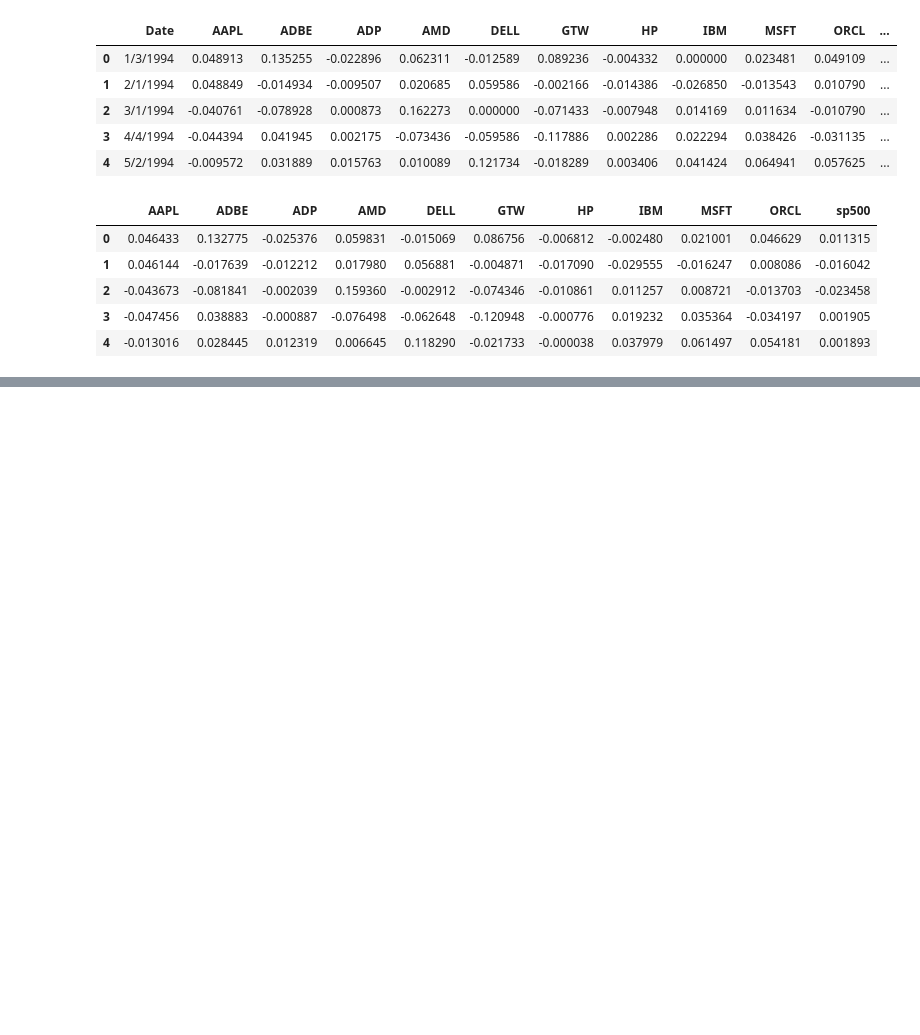
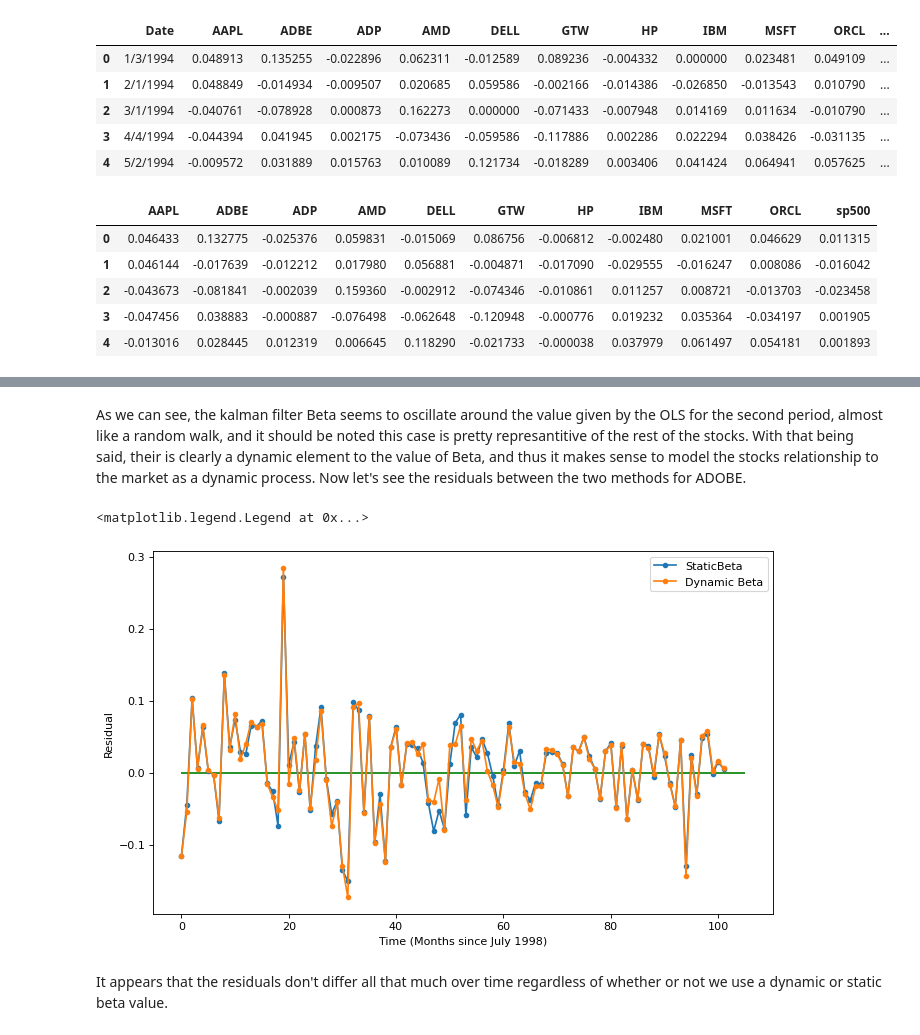
Before and after one commit to quinn-holl/FinancialStatistics, a Jupyter notebook: hw1/Exercise5_10.ipynb, the cells around one changed output, grey strips where cells are left out. Saved outputs shown, nothing was run; the diff lists cells and outputs as text; code cells hidden in the pictures; blank space fills up the shorter version.

```diff
--- a/hw1/Exercise5_10.ipynb
+++ b/hw1/Exercise5_10.ipynb
@@ -160,0 +194,26 @@ plt.show()
+# %% [markdown]
+As we can see, the kalman filter Beta seems to oscillate around the value given by the OLS for the second period, almost like a random walk, and it should be noted this case is pretty represantitive of the rest of the stocks. With that being said, their is clearly a dynamic element to the value of Beta, and thus it makes sense to model the stocks relationship to the market as a dynamic process. Now let's see the residuals between the two methods for ADOBE.
+# %%
+n = np.arange(start=0,stop=len(capmPeriod2['sp500']))
+dynamicRes = np.empty(len(n))
+staticRes = np.empty(len(n))
+
+
+for i in range(0, len(n)):
+    staticRes[i] = np.ndarray.item(capmPeriod2['ADBE'].iloc[i] - beta1[2].params*capmPeriod2['sp500'].iloc[i])
+    dynamicRes[i] = np.ndarray.item(capmPeriod2['ADBE'].iloc[i] - dynamicBetaList[2][i]*capmPeriod2['sp500'].iloc[i])
+
+
+plt.figure(figsize=(10,6), dpi = 80)
+plt.xlabel("Time (Months since July 1998)")
+plt.ylabel("Residual")
+plt.plot(n, staticRes, marker = "o", markersize = 4, label = "StaticBeta")
+plt.plot(n, dynamicRes, marker = "o", markersize = 4, label = "Dynamic Beta")
+plt.hlines(y = 0, xmin = 0, xmax = 105, color = 'g')
+
+plt.legend()
+# %% [output]
+<matplotlib.legend.Legend at 0x...>
+[figure, added]
+# %% [markdown]
+It appears that the residuals don't differ all that much over time regardless of whether or not we use a dynamic or static beta value.
```
Also changed, not shown: parts of 14 cells of this notebook, 3 other files.
